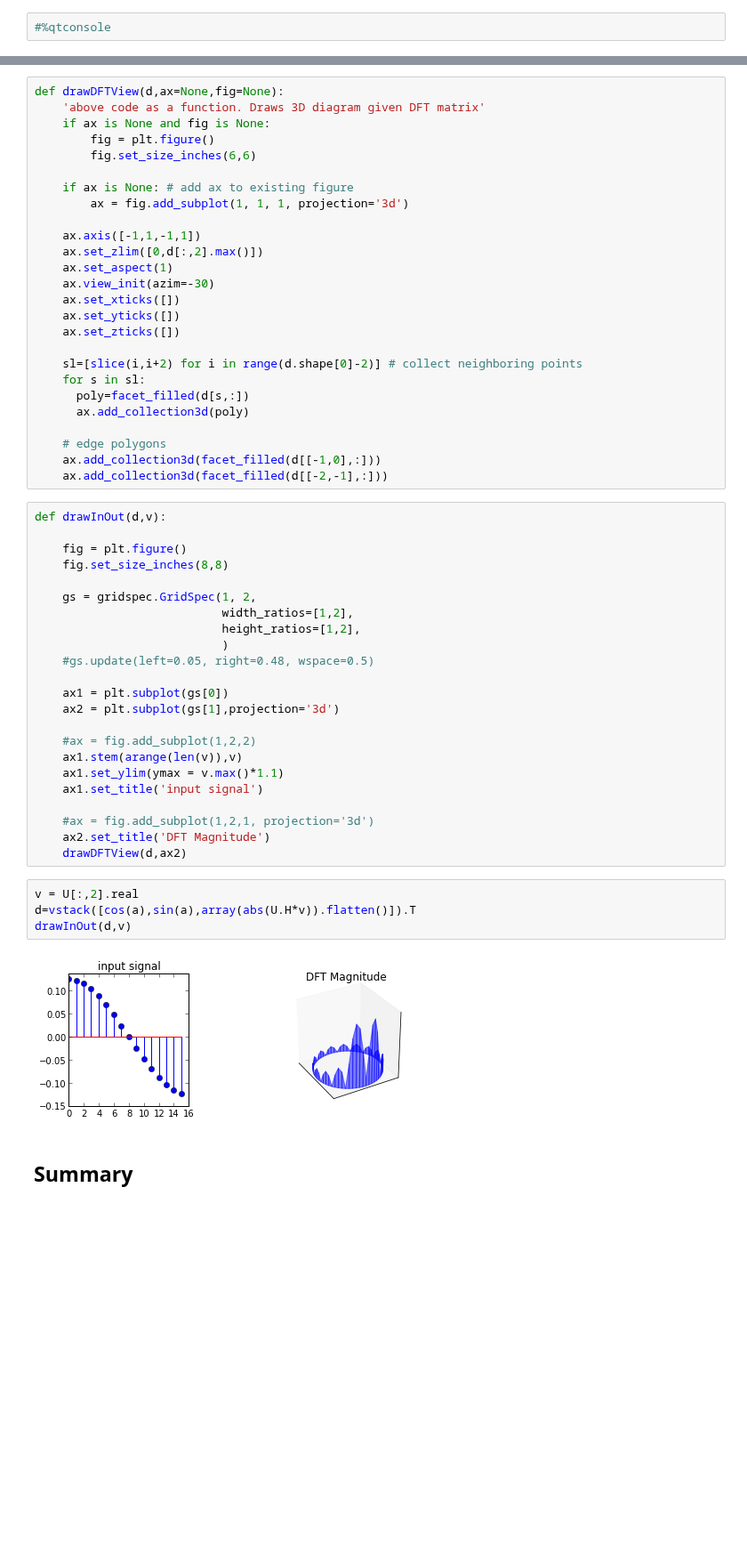
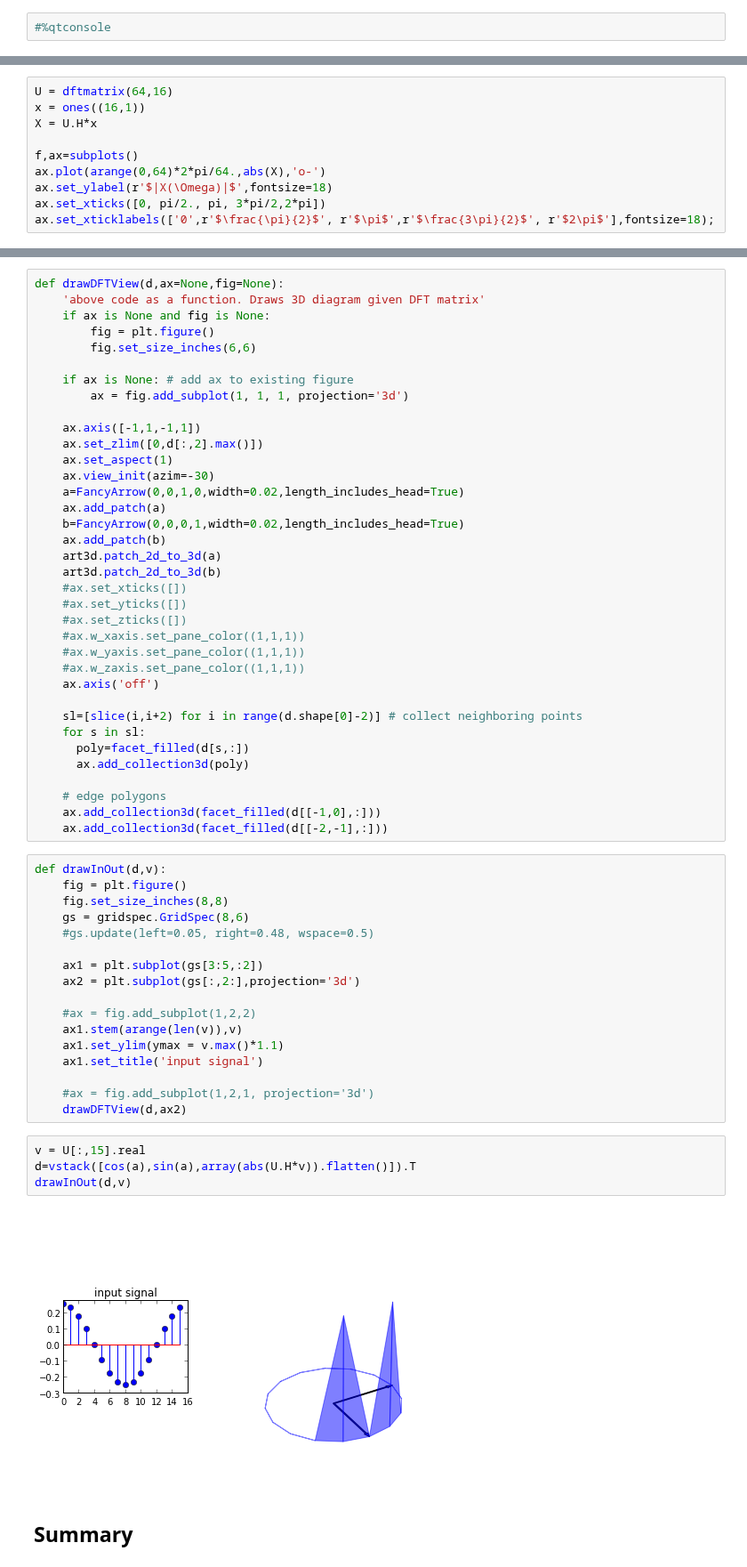
Before and after one commit to unpingco/Python-for-Signal-Processing, a Jupyter notebook: Fourier_Transform.ipynb, the cells around one changed output, grey strips where cells are left out. Shown at 89% size. Drawn from its saved outputs; the diff is of its cells as text; blank space fills up the shorter version.

Commit message:
more Fourier graphics

```diff
--- a/Fourier_Transform.ipynb
+++ b/Fourier_Transform.ipynb
@@ -44,0 +132,10 @@ plt.show()
+# %%
+U = dftmatrix(64,16)
+x = ones((16,1))
+X = U.H*x
+
+f,ax=subplots()
+ax.plot(arange(0,64)*2*pi/64.,abs(X),'o-')
+ax.set_ylabel(r'$|X(\Omega)|$',fontsize=18)
+ax.set_xticks([0, pi/2., pi, 3*pi/2,2*pi])
+ax.set_xticklabels(['0',r'$\frac{\pi}{2}$', r'$\pi$',r'$\frac{3\pi}{2}$', r'$2\pi$'],fontsize=18);
@@ -115,9 +216,19 @@ def drawDFTView(d,ax=None,fig=None):
     ax.set_zlim([0,d[:,2].max()])
     ax.set_aspect(1)
     ax.view_init(azim=-30)
-    ax.set_xticks([])
-    ax.set_yticks([])
-    ax.set_zticks([])
+    a=FancyArrow(0,0,1,0,width=0.02,length_includes_head=True)
+    ax.add_patch(a)
+    b=FancyArrow(0,0,0,1,width=0.02,length_includes_head=True)
+    ax.add_patch(b)
+    art3d.patch_2d_to_3d(a)
+    art3d.patch_2d_to_3d(b)
+    #ax.set_xticks([])
+    #ax.set_yticks([])
+    #ax.set_zticks([])
+    #ax.w_xaxis.set_pane_color((1,1,1))
+    #ax.w_yaxis.set_pane_color((1,1,1))
+    #ax.w_zaxis.set_pane_color((1,1,1))
+    ax.axis('off')
 
     sl=[slice(i,i+2) for i in range(d.shape[0]-2)] # collect neighboring points
     for s in sl:
@@ -129,18 +240,13 @@ def drawDFTView(d,ax=None,fig=None):
     ax.add_collection3d(facet_filled(d[[-2,-1],:]))
 # %%
 def drawInOut(d,v):
-
     fig = plt.figure()
     fig.set_size_inches(8,8)
-
-    gs = gridspec.GridSpec(1, 2,
-                           width_ratios=[1,2],
-                           height_ratios=[1,2],
-                           )
+    gs = gridspec.GridSpec(8,6)
     #gs.update(left=0.05, right=0.48, wspace=0.5)
 
-    ax1 = plt.subplot(gs[0])
-    ax2 = plt.subplot(gs[1],projection='3d')
+    ax1 = plt.subplot(gs[3:5,:2])
+    ax2 = plt.subplot(gs[:,2:],projection='3d')
 
     #ax = fig.add_subplot(1,2,2)
     ax1.stem(arange(len(v)),v)
@@ -148,14 +254,13 @@ def drawInOut(d,v):
     ax1.set_title('input signal')
 
     #ax = fig.add_subplot(1,2,1, projection='3d')
-    ax2.set_title('DFT Magnitude')
     drawDFTView(d,ax2)
 # %%
-v = U[:,2].real
+v = U[:,15].real
 d=vstack([cos(a),sin(a),array(abs(U.H*v)).flatten()]).T
 drawInOut(d,v)
 # %% [output]
-[figure, old version]
+[figure, new version]
 # %% [markdown]
 ## Summary
 # %% [markdown]
```
Also changed, not shown: parts of 10 cells of this notebook.
